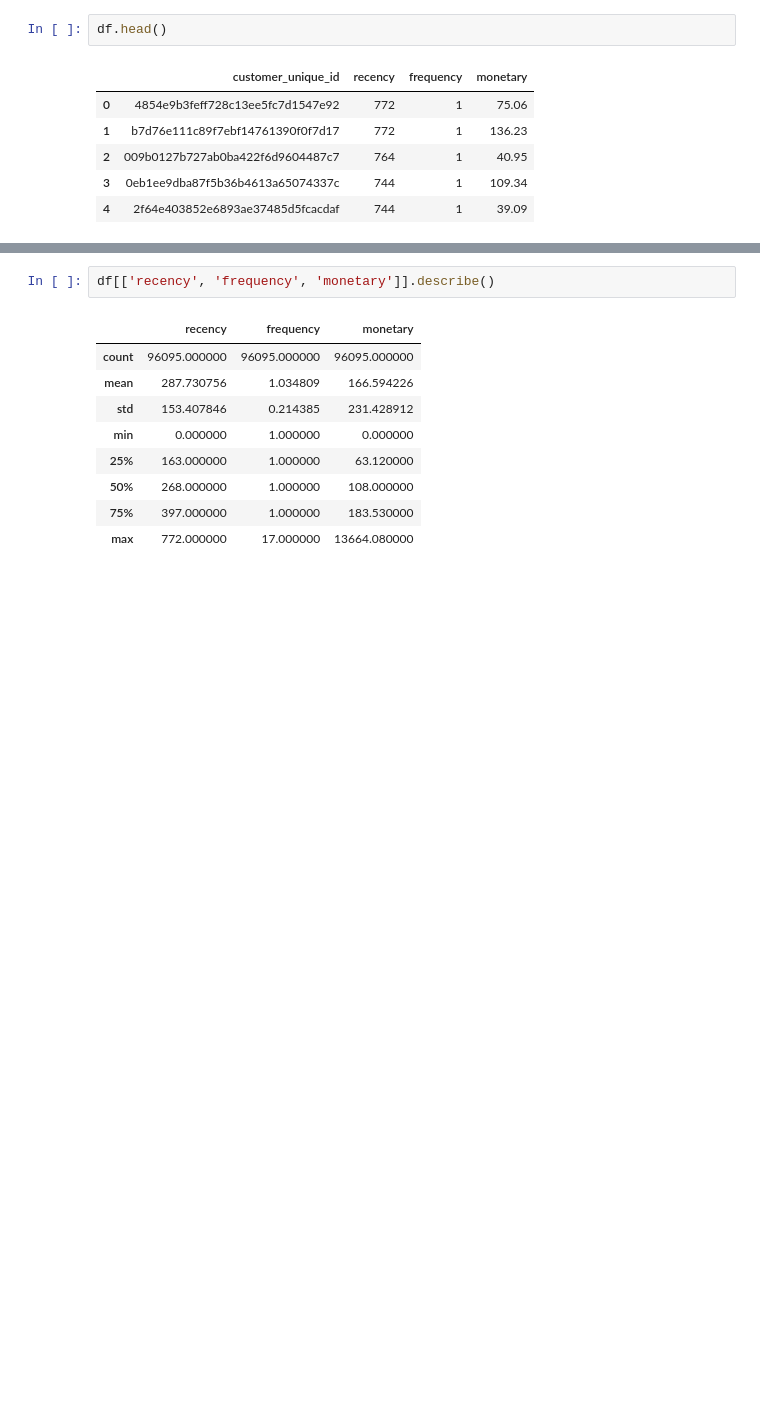
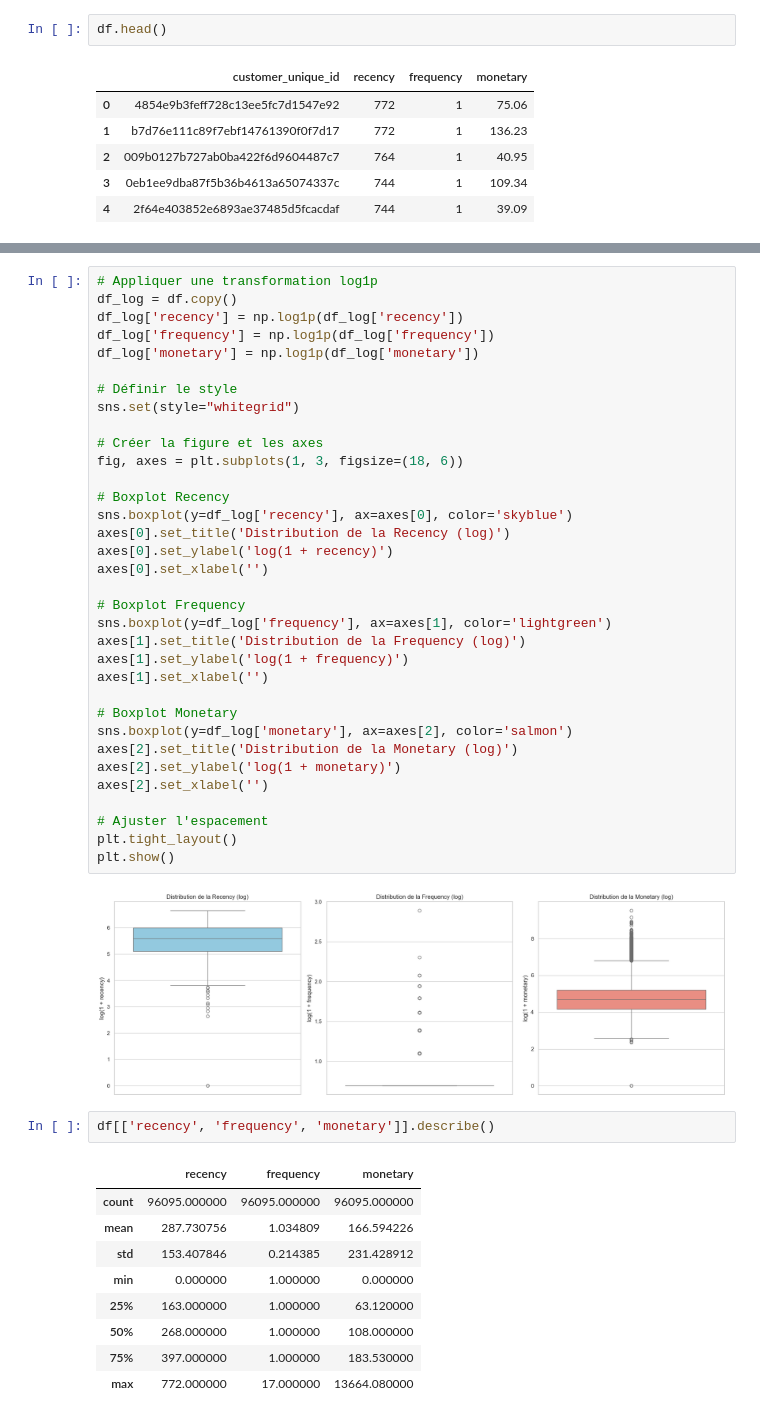
Before and after one commit to davidjeje/segmenter_des_clients, a Jupyter notebook: Marivat_David_2_notebook_exploration_04_2025.ipynb, the cells around one changed output, grey strips where cells are left out. Cells and saved outputs as stored; diff of their text form; blank space fills up the shorter version.

```diff
--- a/Marivat_David_2_notebook_exploration_04_2025.ipynb
+++ b/Marivat_David_2_notebook_exploration_04_2025.ipynb
@@ -330,3 +303,39 @@ df.head()
+# %%
+# Appliquer une transformation log1p
+df_log = df.copy()
+df_log['recency'] = np.log1p(df_log['recency'])
+df_log['frequency'] = np.log1p(df_log['frequency'])
+df_log['monetary'] = np.log1p(df_log['monetary'])
+
+# Définir le style
+sns.set(style="whitegrid")
+
+# Créer la figure et les axes
+fig, axes = plt.subplots(1, 3, figsize=(18, 6))
+
+# Boxplot Recency
+sns.boxplot(y=df_log['recency'], ax=axes[0], color='skyblue')
+axes[0].set_title('Distribution de la Recency (log)')
+axes[0].set_ylabel('log(1 + recency)')
+axes[0].set_xlabel('')
+
+# Boxplot Frequency
+sns.boxplot(y=df_log['frequency'], ax=axes[1], color='lightgreen')
+axes[1].set_title('Distribution de la Frequency (log)')
+axes[1].set_ylabel('log(1 + frequency)')
+axes[1].set_xlabel('')
+
+# Boxplot Monetary
+sns.boxplot(y=df_log['monetary'], ax=axes[2], color='salmon')
+axes[2].set_title('Distribution de la Monetary (log)')
+axes[2].set_ylabel('log(1 + monetary)')
+axes[2].set_xlabel('')
+
+# Ajuster l'espacement
+plt.tight_layout()
+plt.show()
+# %% [output]
+[figure, added]
 # %%
 df[['recency', 'frequency', 'monetary']].describe()
 # %% [output]
```
Also changed, not shown: parts of 27 cells of this notebook, 5 other files.
